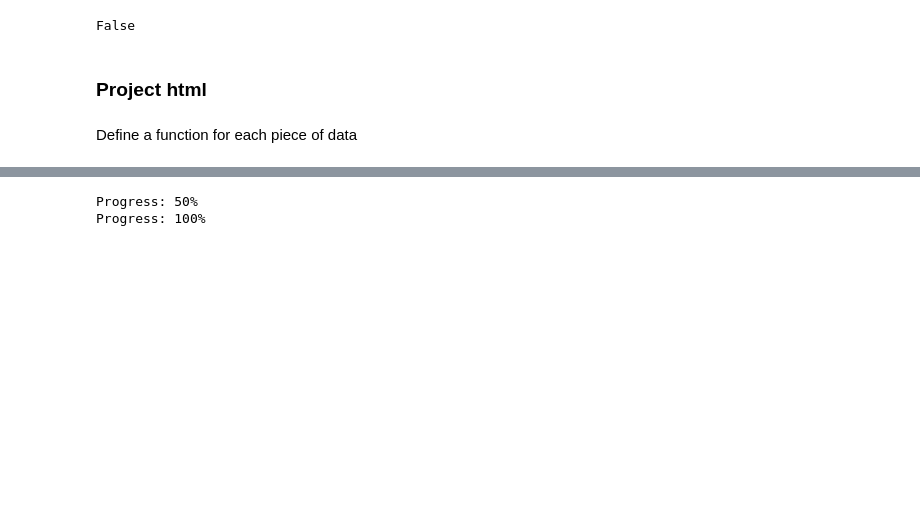
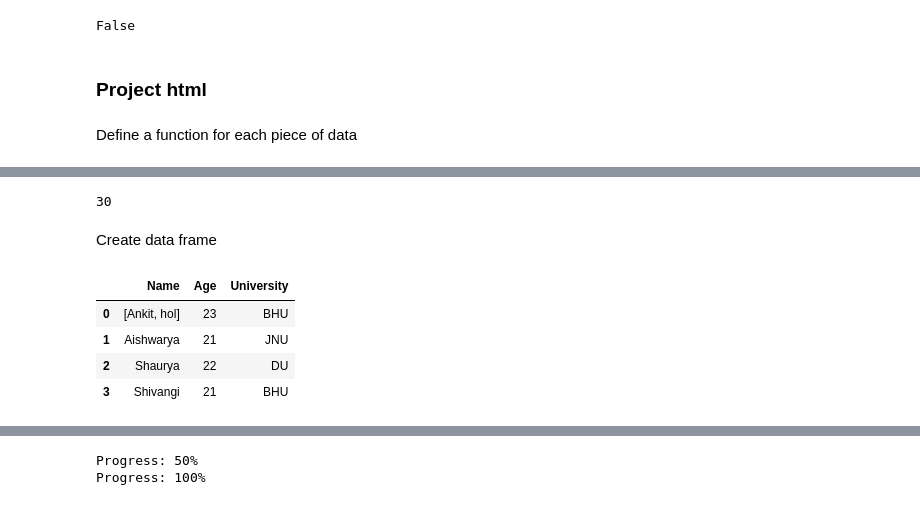
Before and after one commit to jedazcun/jeda_projects, a Jupyter notebook: green_climate_fund_scraper.ipynb, the cells around one changed output, grey strips where cells are left out. Drawn from its saved outputs; the diff is of its cells as text; code cells hidden in the pictures; blank space fills up the shorter version.

```diff
--- a/green_climate_fund_scraper.ipynb
+++ b/green_climate_fund_scraper.ipynb
@@ -30,7 +30,7 @@ False
 # url = 'https://www.greenclimate.fund/project/fp231'
 url = 'https://www.greenclimate.fund/project/sap037'
 
-driver = webdriver.Chrome()
+# driver = webdriver.Chrome()
 driver.get(url)
 # %% [markdown]
 Define a function for each piece of data
@@ -148,0 +148,8 @@ driver.quit()
+# %%
+url = 'https://www.greenclimate.fund/projects'
+
+driver2 = webdriver.Chrome()
+driver2.get(url)
+
+num_projects = driver2.find_element(By.XPATH, '//*[@id="--2"]/div[1]/div/section/div/div[4]').text
+num_projects = float(num_projects.split(' of ')[1])
@@ -148,0 +160,70 @@ driver.quit()
+# %%
+# a = driver2.find_elements(By.XPATH,'/html/body/main/div[2]/div/div/article/div[3]/div[2]/div[2]/div[1]/div/section/div/div[2]')#.find_elements(By., "col-auto col-card") #<div class="">
+# a//*[@id="--2"]/div[1]/div/section/div/div[2]/div[1]
+
+page_projects = driver2.find_element(By.XPATH, '//*[@id="--2"]/div[1]/div/section/div/div[2]').find_elements(By.XPATH,".//div[@class='col-auto col-card']")#.find_elements(By., "col-auto col-card") #<div class="">
+# links = []//
+
+row_data = {'project_name':,
+           'project_description':,
+           'status':,
+           'approval_date':,
+            'est_completion_date':,
+           'theme':,
+            'gcf_valUSD_instrument':,
+            'co_finance_valUSD_instrument':,
+            'result_areas':,
+            'region':,
+            'country':}
+
+for project in page_projects:
+    project.click()
+
+    project_name.append(get_project_name(project))
+
+    project_description.append(get_project_description(project))
+
+    status.append(get_status(project))
+
+    approval_date.append(get_approval_date(project))
+
+    est_completion_date.append(get_est_completion_date(project))
+
+    theme.append(get_theme(project))
+
+    gcf_valUSD_instrument.append(get_gcf_value_instrument(project))
+
+    co_finance_valUSD_instrument.append(get_co_financing(project))
+
+    result_areas.append(get_result_areas(project))
+
+    region.append(get_region(project))
+
+    country.append(get_country(project))
+    driver2.back()
+
+try:
+    next_page_projects = driver2.find_element(By.XPATH, '//*[@id="--2"]/div[1]/div/section/div/div[3]/ul/li[7]')
+driver2.back()
+# %% [output]
+30
+# %% [markdown]
+Create data frame
+# %%
+row_data = {'project_name':project_name,
+           'project_description':project_description,
+           'status':status,
+           'approval_date':approval_date,
+            'est_completion_date':est_completion_date,
+           'theme':theme,
+            'gcf_valUSD_instrument':gcf_valUSD_instrument,
+            'co_finance_valUSD_instrument':co_finance_valUSD_instrument,
+            'result_areas':result_areas,
+            'region':region,
+            'country':country}
+# %% [output]
+|  | Name | Age | University |
+| 0 | [Ankit, hol] | 23 | BHU |
+| 1 | Aishwarya | 21 | JNU |
+| 2 | Shaurya | 22 | DU |
+| 3 | Shivangi | 21 | BHU |
```
Also changed, not shown: parts of 9 cells of this notebook.
